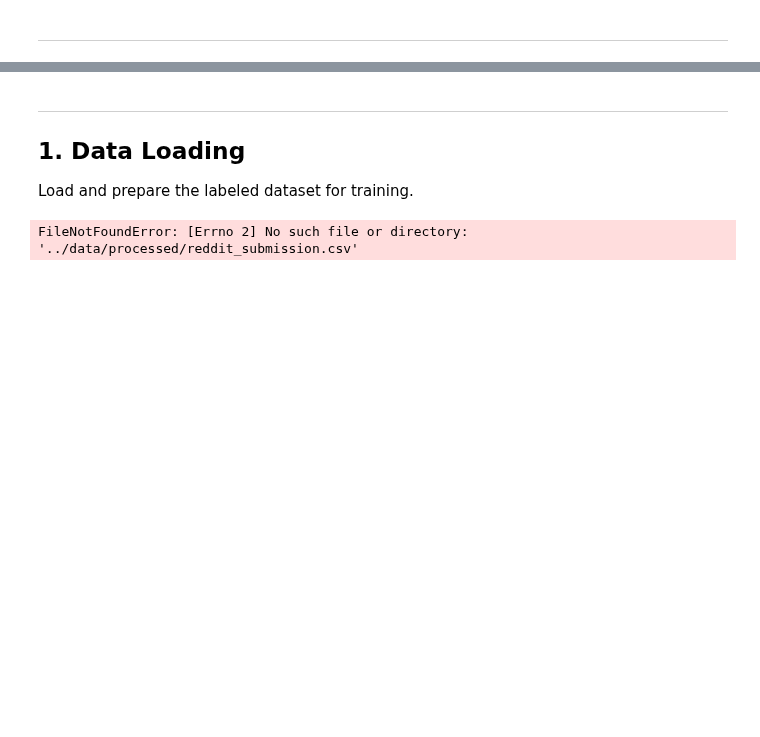
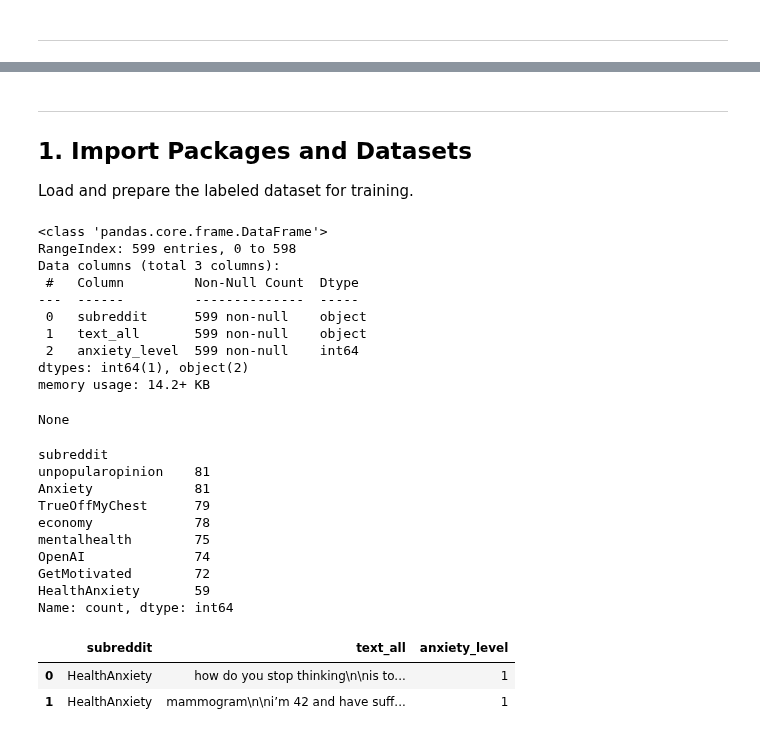
Before and after one commit to shutinghe3601/milestone2, a Jupyter notebook: notebooks/06_text_classification_byDistilBERT.ipynb, the cells around one changed output, grey strips where cells are left out. Saved outputs shown, nothing was run; the diff lists cells and outputs as text; code cells hidden in the pictures; blank space fills up the shorter version.

```diff
--- a/notebooks/06_text_classification_byDistilBERT.ipynb
+++ b/notebooks/06_text_classification_byDistilBERT.ipynb
@@ -37,7 +38,7 @@ Note: you may need to restart the kernel to use updated packages.
 # %% [markdown]
 ---
 
-## **1. Data Loading**
+## **1. Import Packages and Datasets**
 
 Load and prepare the labeled dataset for training.
 # %%
@@ -46,8 +74,31 @@ import numpy as np
 # %%
-raw_data = pd.read_csv('../data/processed/reddit_submission.csv')
-raw_data.dropna(subset=['selftext'], inplace=True)
-raw_data['full_text'] = raw_data['title'] + ' ' + raw_data['selftext']
-print(raw_data.info())
-raw_data.head()
+human_label = pd.read_csv('../data/processed/sample_human_labels.csv')
+human_label = human_label[['subreddit','text_all', 'anxiety_level']] #subreddit, column need to be tokenized and target
+display(human_label.info())
+display(human_label['subreddit'].value_counts())
+human_label.head(2)
 # %% [output]
-FileNotFoundError: [Errno 2] No such file or directory: '../data/processed/reddit_submission.csv'
+<class 'pandas.core.frame.DataFrame'>
+RangeIndex: 599 entries, 0 to 598
+Data columns (total 3 columns):
+ #   Column         Non-Null Count  Dtype
+---  ------         --------------  -----
+ 0   subreddit      599 non-null    object
+ 1   text_all       599 non-null    object
+ 2   anxiety_level  599 non-null    int64
+dtypes: int64(1), object(2)
+memory usage: 14.2+ KB
+None
+subreddit
+unpopularopinion    81
+Anxiety             81
+TrueOffMyChest      79
+economy             78
+mentalhealth        75
+OpenAI              74
+GetMotivated        72
+HealthAnxiety       59
+Name: count, dtype: int64
+|  | subreddit | text_all | anxiety_level |
+| 0 | HealthAnxiety | how do you stop thinking\n\nis to... | 1 |
+| 1 | HealthAnxiety | mammogram\n\ni’m 42 and have suff... | 1 |
```
Also changed, not shown: parts of 21 cells of this notebook.
